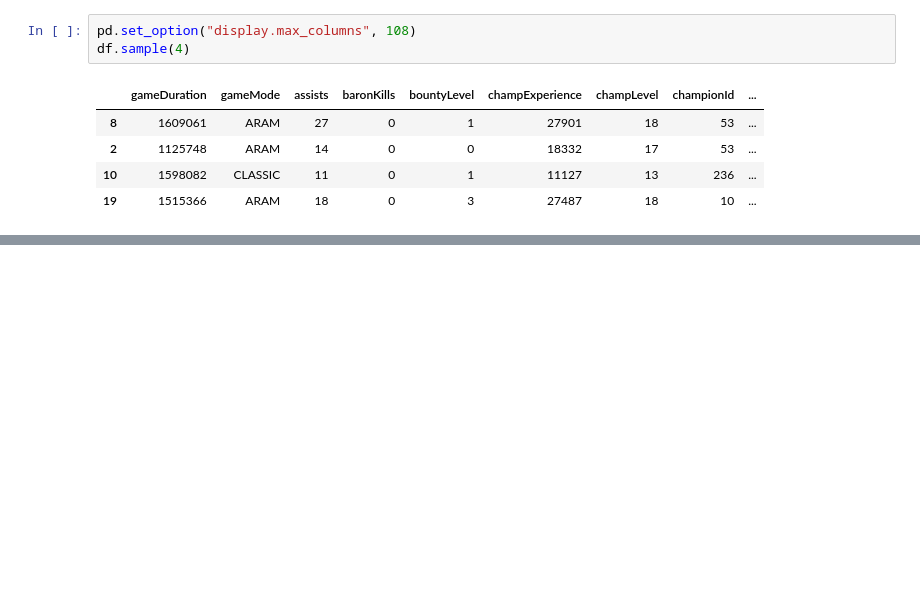
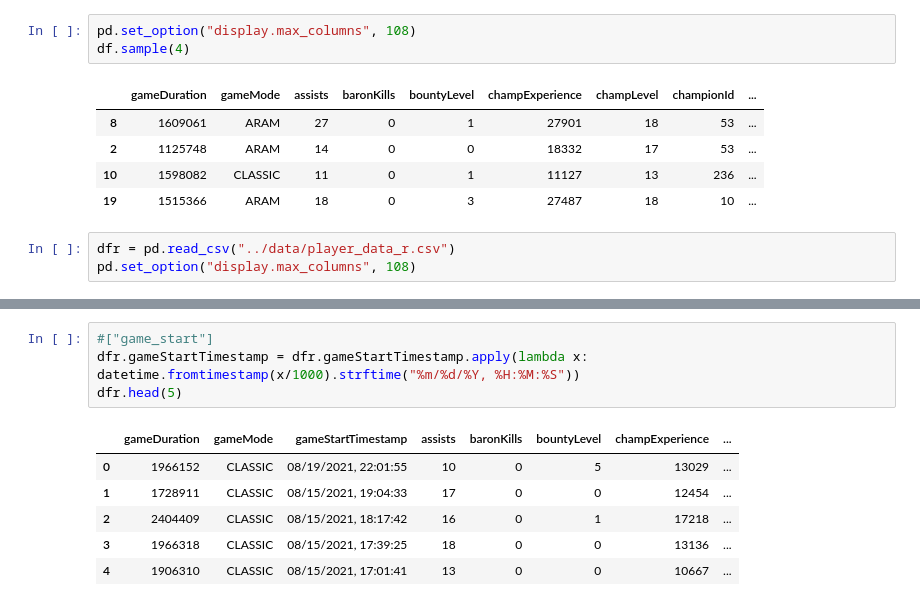
Before and after one commit to jalex141/League-Rank, a Jupyter notebook: notebooks/clean.ipynb, the cells around one changed output, grey strips where cells are left out. Drawn from its saved outputs; the diff is of its cells as text; blank space fills up the shorter version.

```diff
--- a/notebooks/clean.ipynb
+++ b/notebooks/clean.ipynb
@@ -26,3 +28,6 @@ df.sample(4)
 | 2 | 1125748 | ARAM | 14 | 0 | 0 | 18332 | 17 | 53 | ... |
 | 10 | 1598082 | CLASSIC | 11 | 0 | 1 | 11127 | 13 | 236 | ... |
 | 19 | 1515366 | ARAM | 18 | 0 | 3 | 27487 | 18 | 10 | ... |
+# %%
+dfr = pd.read_csv("../data/player_data_r.csv")
+pd.set_option("display.max_columns", 108)
@@ -28,0 +58,11 @@ df.sample(4)
+# %%
+#["game_start"]
+dfr.gameStartTimestamp = dfr.gameStartTimestamp.apply(lambda x: datetime.fromtimestamp(x/1000).strftime("%m/%d/%Y, %H:%M:%S"))
+dfr.head(5)
+# %% [output]
+|  | gameDuration | gameMode | gameStartTimestamp | assists | baronKills | bountyLevel | champExperience | ... |
+| 0 | 1966152 | CLASSIC | 08/19/2021, 22:01:55 | 10 | 0 | 5 | 13029 | ... |
+| 1 | 1728911 | CLASSIC | 08/15/2021, 19:04:33 | 17 | 0 | 0 | 12454 | ... |
+| 2 | 2404409 | CLASSIC | 08/15/2021, 18:17:42 | 16 | 0 | 1 | 17218 | ... |
+| 3 | 1966318 | CLASSIC | 08/15/2021, 17:39:25 | 18 | 0 | 0 | 13136 | ... |
+| 4 | 1906310 | CLASSIC | 08/15/2021, 17:01:41 | 13 | 0 | 0 | 10667 | ... |
```
Also changed, not shown: parts of 4 cells of this notebook, 4 other files.
